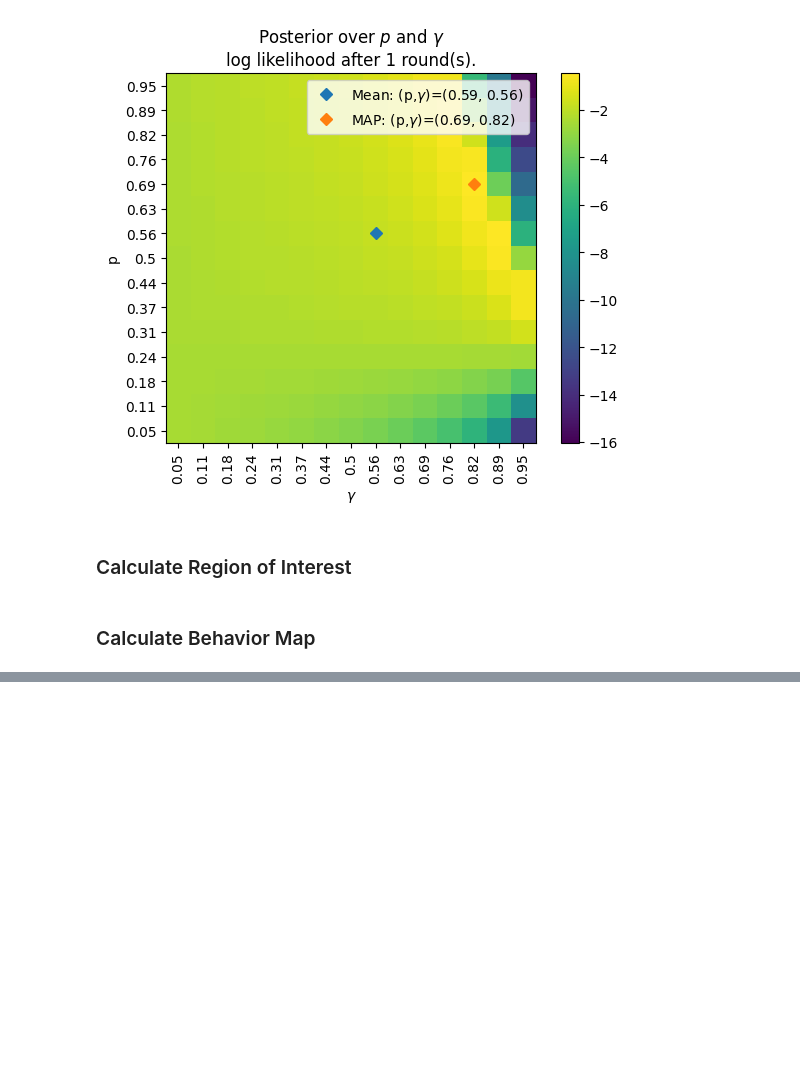
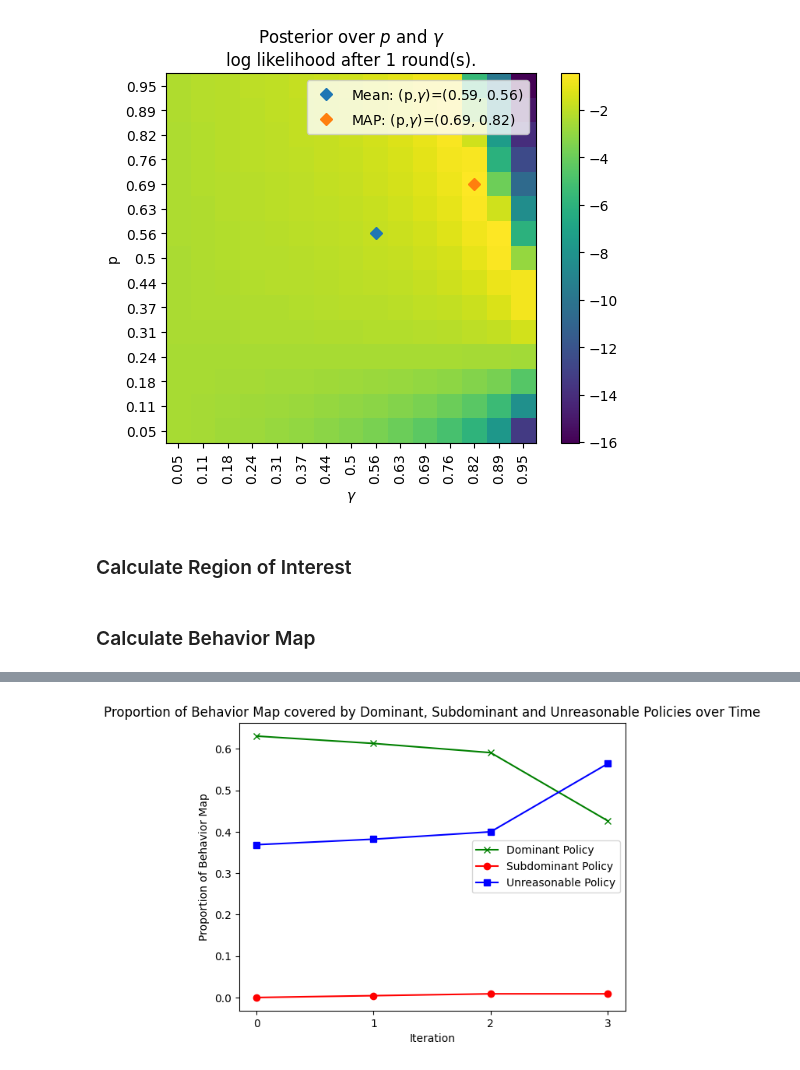
Before and after one commit to ankile/irl-environment-design, a Jupyter notebook: notebooks/03_pn_bm_search.ipynb, the cells around one changed output, grey strips where cells are left out. Saved outputs shown, nothing was run; the diff lists cells and outputs as text; code cells hidden in the pictures; blank space fills up the shorter version.

```diff
--- a/notebooks/03_pn_bm_search.ipynb
+++ b/notebooks/03_pn_bm_search.ipynb
@@ -356,3 +401,7 @@ array([ 0.,  0.,  0.,  0.,  0.,  0.,  0.,  0.,  0.,  0.,  0.,  0.,  0.,  0.,  0.
+# %%
+agnostics_bm.plot_props_over_time(3)
+# %% [output]
+[figure, added]
 # %%
 agnostics_bm.behavior_map_perturbed_environment
 # %% [output]
```
Also changed, not shown: parts of 8 cells of this notebook, 23 other files.
